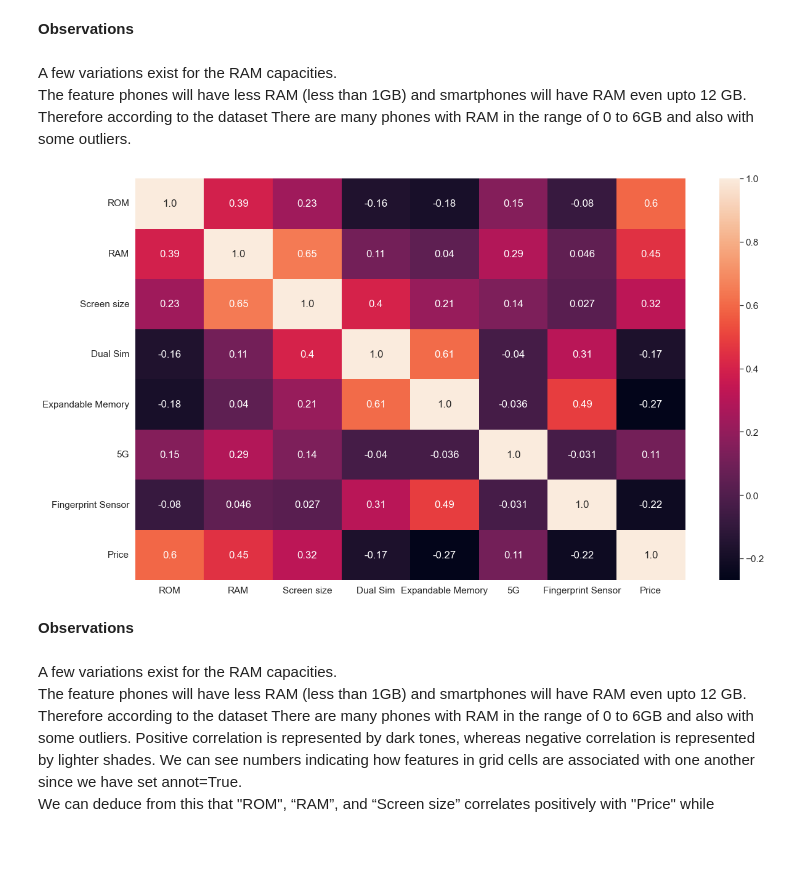
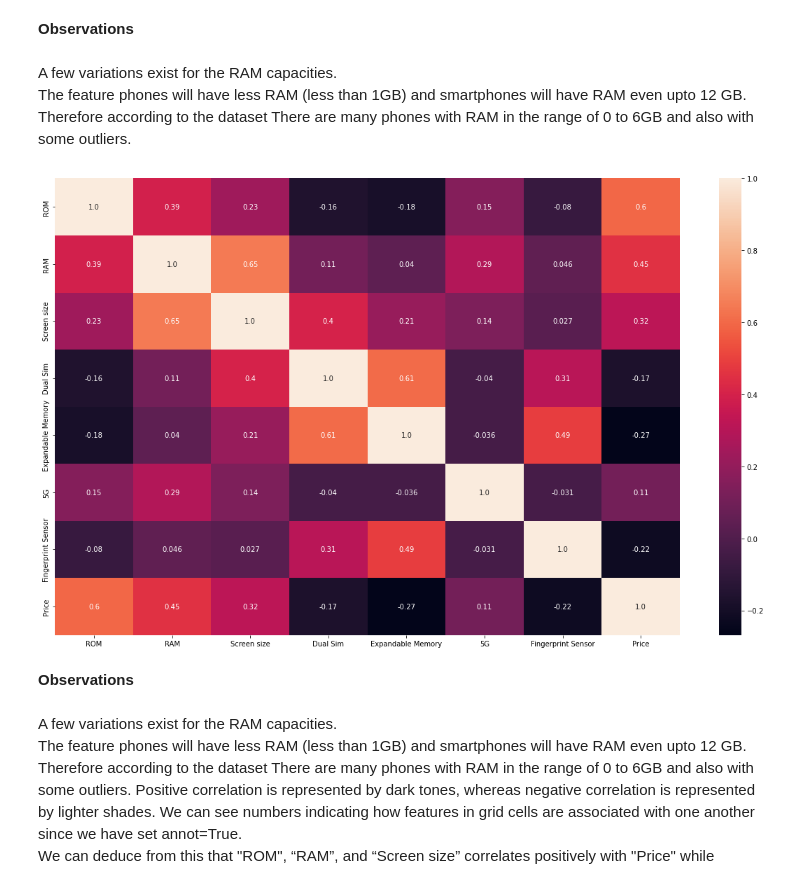
Before and after one commit to RaveenP-glitch/MScIT218785J, a Jupyter notebook: Data Preprocessing.ipynb, the cells around one changed output. Saved outputs shown, nothing was run; the diff lists cells and outputs as text; code cells hidden in the pictures; blank space fills up the shorter version.

```diff
--- a/Data Preprocessing.ipynb
+++ b/Data Preprocessing.ipynb
@@ -571,11 +606,11 @@ The feature phones will have less RAM (less than 1GB) and smartphones will have
 Therefore according to the dataset There are many phones with RAM in the range of 0 to 6GB and also with some outliers.
 # %%
 plt.figure(figsize=(20,12))
-sns.set(font_scale=1.4)
+#sns.set(font_scale=1.4)
 sns.heatmap(df.corr(), annot=True, fmt=".2")
 plt.show()
 # %% [output]
-[figure, old version]
+[figure, new version]
 # %% [markdown]
 <b>Observations</b><br><br>
 A few variations exist for the RAM capacities. <br>
```
Also changed, not shown: parts of 15 cells of this notebook, 10 other files.
